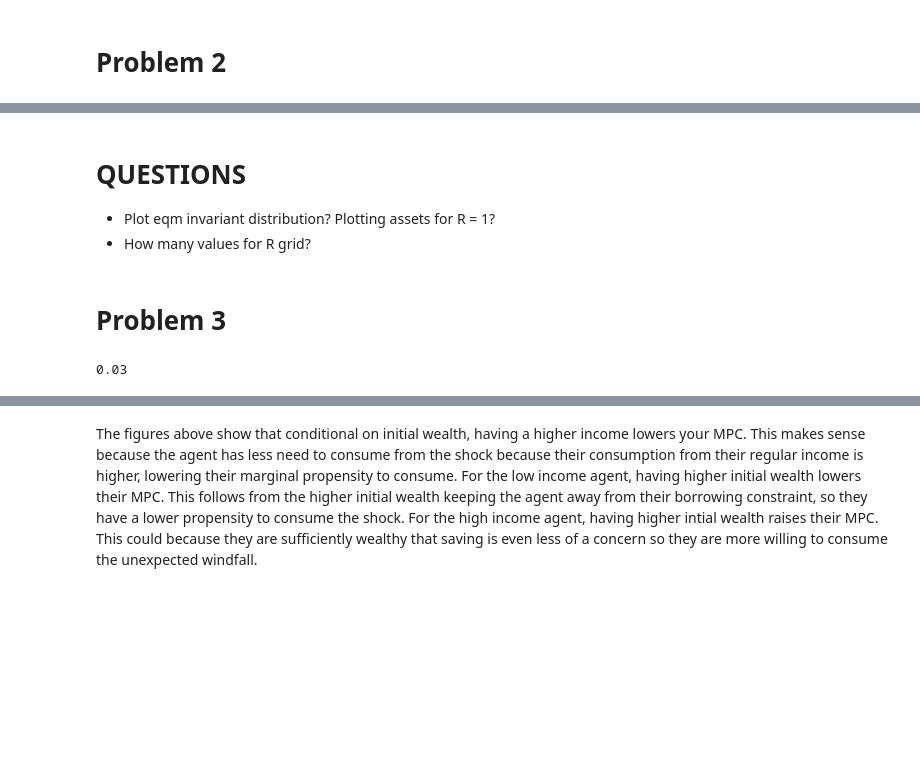
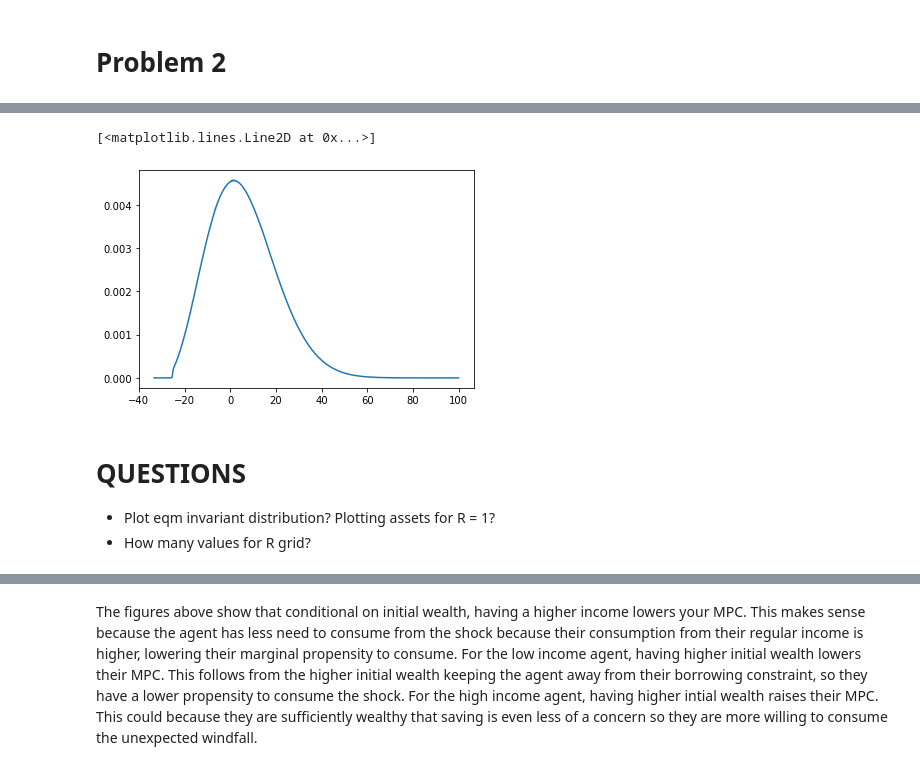
Before and after one commit to mayalroy/ECON_2010C_Q2_PS3, a Jupyter notebook: PS3.ipynb, the cells around one changed output, grey strips where cells are left out. Cells and saved outputs as stored; diff of their text form; code cells hidden in the pictures; blank space fills up the shorter version.

```diff
--- a/PS3.ipynb
+++ b/PS3.ipynb
@@ -307,15 +307,10 @@ Text(0, 0.5, 'CDF')
+# %%
+plt.plot(ma_grid_r_eqm[0], a_dist)
+# %% [output]
+[<matplotlib.lines.Line2D at 0x...>]
+[figure, added]
 # %% [markdown]
 # QUESTIONS
 
 * Plot eqm invariant distribution? Plotting assets for R = 1?
 * How many values for R grid?
-# %% [markdown]
-# Problem 3
-# %%
-# Setting up parameters
-δ = 0.05
-α = 0.3
-
-param_base = {'δ': δ, 'α': α, 'r': r, 'β': β, 'γ': γ, 'yL': yL, 'θ': 0, 'x': 0, 'amin': 0}
-# %% [output]
-0.03
```
Also changed, not shown: parts of 23 cells of this notebook.
